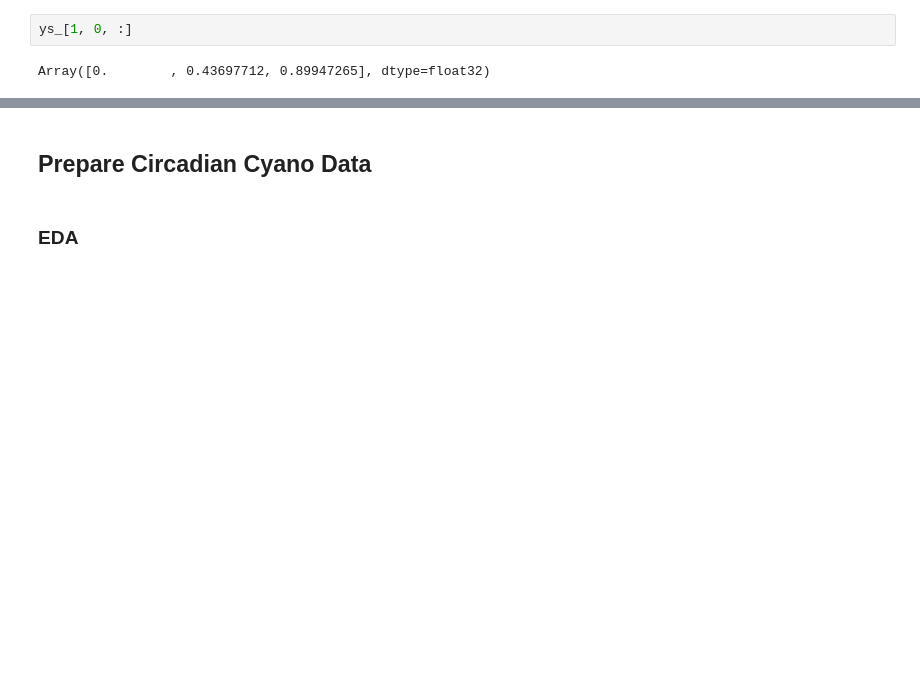
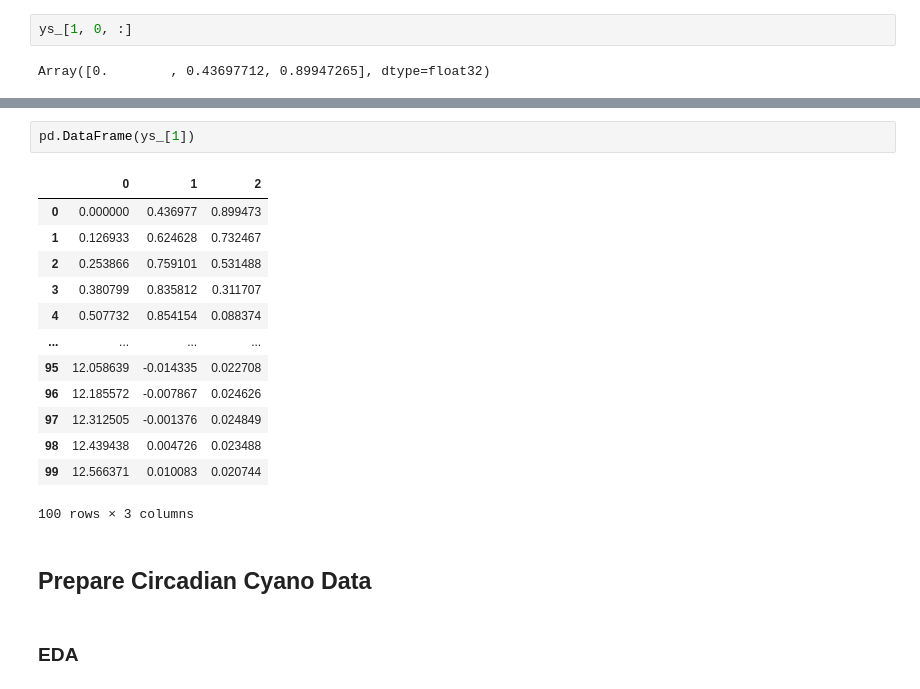
Before and after one commit to snjie209/masters, a Jupyter notebook: notebooks/KaiAC_Diffrax.ipynb, the cells around one changed output, grey strips where cells are left out. Drawn from its saved outputs; the diff is of its cells as text; blank space fills up the shorter version.

```diff
--- a/notebooks/KaiAC_Diffrax.ipynb
+++ b/notebooks/KaiAC_Diffrax.ipynb
@@ -573,3 +593,19 @@ return ts, coeffs, labels, data_size
+# %%
+pd.DataFrame(ys_[1])
+# %% [output]
+|  | 0 | 1 | 2 |
+| 0 | 0.000000 | 0.436977 | 0.899473 |
+| 1 | 0.126933 | 0.624628 | 0.732467 |
+| 2 | 0.253866 | 0.759101 | 0.531488 |
+| 3 | 0.380799 | 0.835812 | 0.311707 |
+| 4 | 0.507732 | 0.854154 | 0.088374 |
+| ... | ... | ... | ... |
+| 95 | 12.058639 | -0.014335 | 0.022708 |
+| 96 | 12.185572 | -0.007867 | 0.024626 |
+| 97 | 12.312505 | -0.001376 | 0.024849 |
+| 98 | 12.439438 | 0.004726 | 0.023488 |
+| 99 | 12.566371 | 0.010083 | 0.020744 |
+100 rows × 3 columns
 # %% [markdown]
 ## Prepare Circadian Cyano Data
 # %% [markdown]
```
Also changed, not shown: parts of 95 cells of this notebook, 3 other files.
